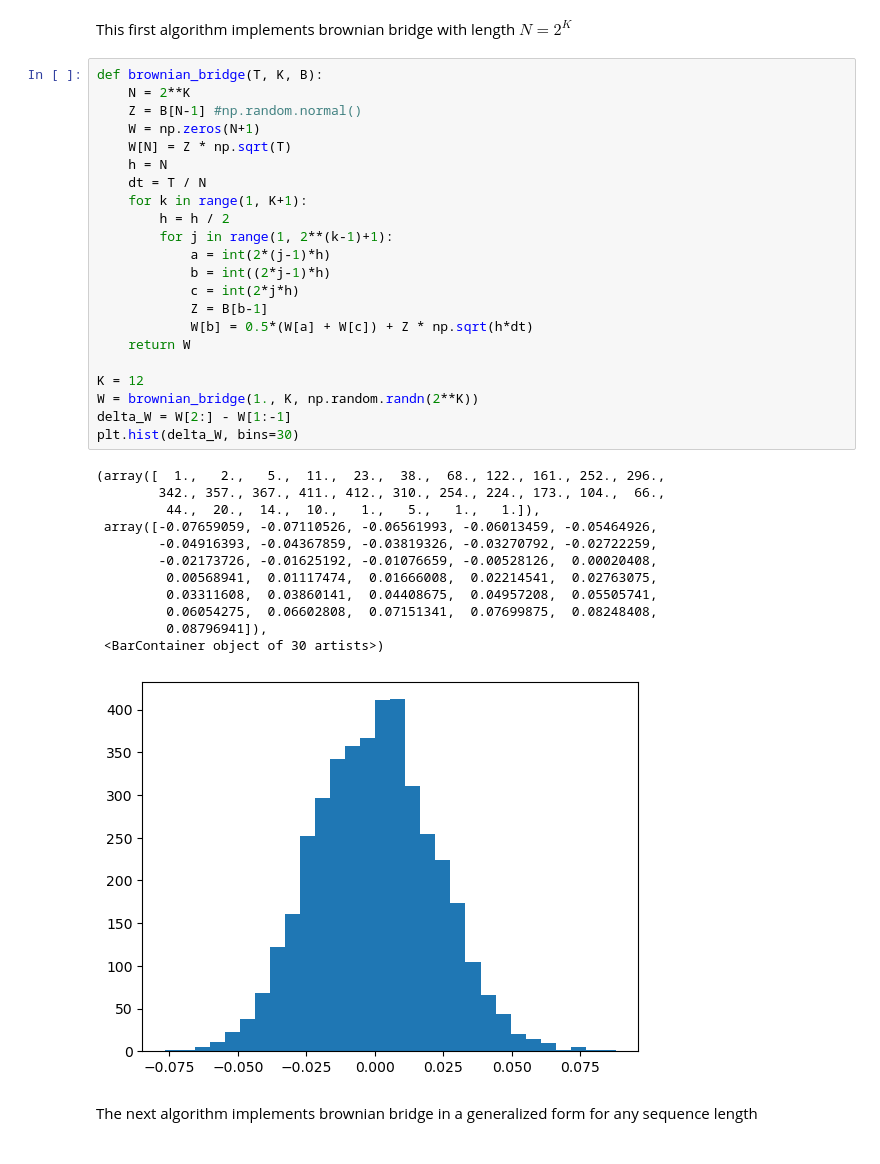
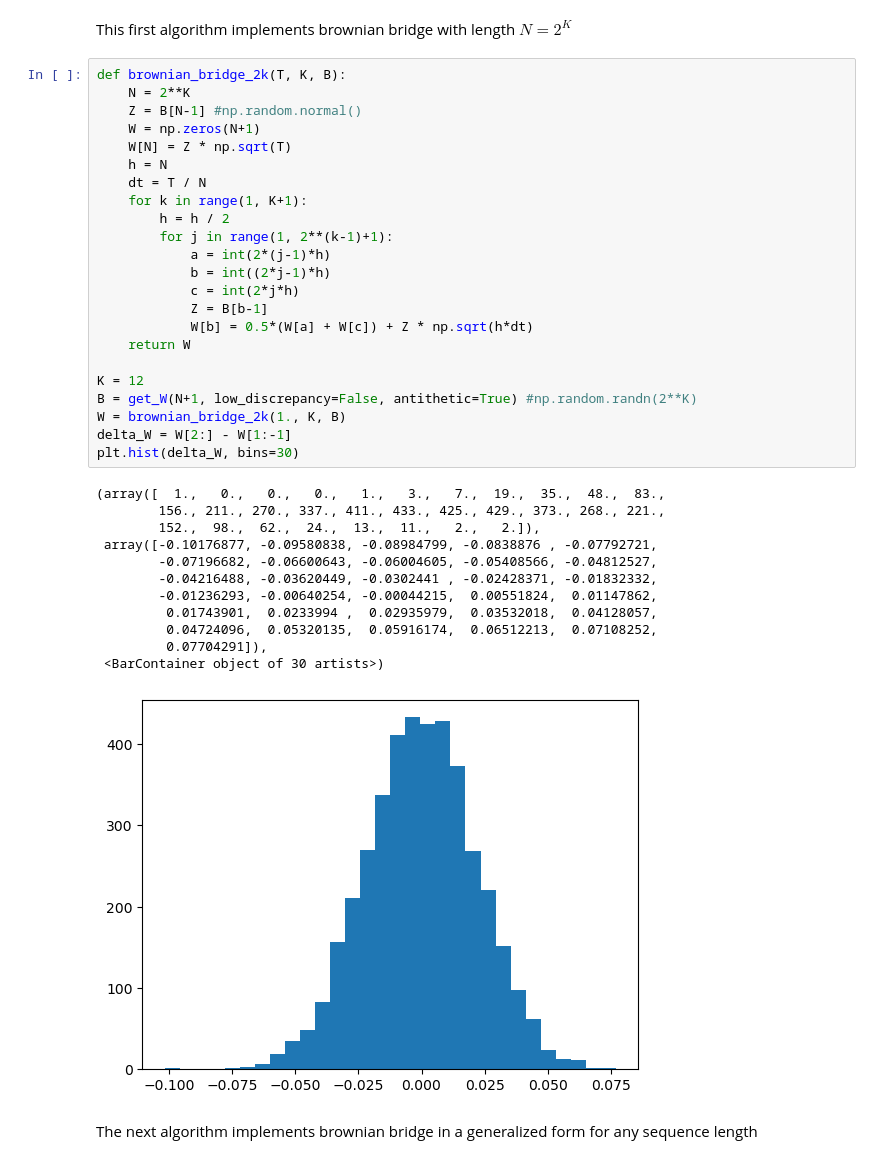
Before and after one commit to fbristotti/cqf, a Jupyter notebook: final/final.ipynb, the cells around one changed output. Cells and saved outputs as stored; diff of their text form.

```diff
--- a/final/final.ipynb
+++ b/final/final.ipynb
@@ -300,40 +300,41 @@ Once $x_t$ has been determined, formula above can be used for the subintervals $
 # %% [markdown]
 This first algorithm implements brownian bridge with length $N=2^K$
 # %%
-def brownian_bridge(T, K, B):
+def brownian_bridge_2k(T, K, B):
     N = 2**K
     Z = B[N-1] #np.random.normal()
     W = np.zeros(N+1)
     W[N] = Z * np.sqrt(T)
     h = N
     dt = T / N
     for k in range(1, K+1):
         h = h / 2
         for j in range(1, 2**(k-1)+1):
             a = int(2*(j-1)*h)
             b = int((2*j-1)*h)
             c = int(2*j*h)
             Z = B[b-1]
             W[b] = 0.5*(W[a] + W[c]) + Z * np.sqrt(h*dt)
     return W
 
 K = 12
-W = brownian_bridge(1., K, np.random.randn(2**K))
+B = get_W(N+1, low_discrepancy=False, antithetic=True) #np.random.randn(2**K)
+W = brownian_bridge_2k(1., K, B)
 delta_W = W[2:] - W[1:-1]
 plt.hist(delta_W, bins=30)
 # %% [output]
-(array([  1.,   2.,   5.,  11.,  23.,  38.,  68., 122., 161., 252., 296.,
-        342., 357., 367., 411., 412., 310., 254., 224., 173., 104.,  66.,
-         44.,  20.,  14.,  10.,   1.,   5.,   1.,   1.]),
- array([-0.07659059, -0.07110526, -0.06561993, -0.06013459, -0.05464926,
-        -0.04916393, -0.04367859, -0.03819326, -0.03270792, -0.02722259,
-        -0.02173726, -0.01625192, -0.01076659, -0.00528126,  0.00020408,
-         0.00568941,  0.01117474,  0.01666008,  0.02214541,  0.02763075,
-         0.03311608,  0.03860141,  0.04408675,  0.04957208,  0.05505741,
-         0.06054275,  0.06602808,  0.07151341,  0.07699875,  0.08248408,
-         0.08796941]),
+(array([  1.,   0.,   0.,   0.,   1.,   3.,   7.,  19.,  35.,  48.,  83.,
+        156., 211., 270., 337., 411., 433., 425., 429., 373., 268., 221.,
+        152.,  98.,  62.,  24.,  13.,  11.,   2.,   2.]),
+ array([-0.10176877, -0.09580838, -0.08984799, -0.0838876 , -0.07792721,
+        -0.07196682, -0.06600643, -0.06004605, -0.05408566, -0.04812527,
+        -0.04216488, -0.03620449, -0.0302441 , -0.02428371, -0.01832332,
+        -0.01236293, -0.00640254, -0.00044215,  0.00551824,  0.01147862,
+         0.01743901,  0.0233994 ,  0.02935979,  0.03532018,  0.04128057,
+         0.04724096,  0.05320135,  0.05916174,  0.06512213,  0.07108252,
+         0.07704291]),
  <BarContainer object of 30 artists>)
-[figure, old version]
+[figure, new version]
 # %% [markdown]
 The next algorithm implements brownian bridge in a generalized form for any sequence length
 # %%
```
Also changed, not shown: parts of 9 cells of this notebook, 2 other files.
